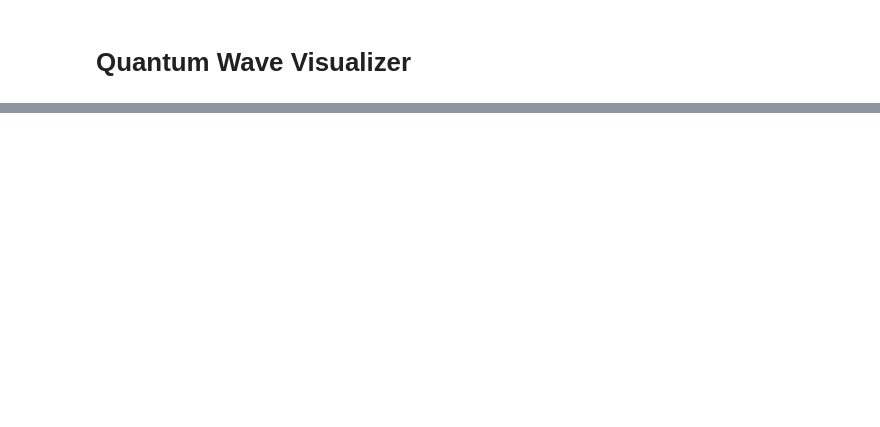
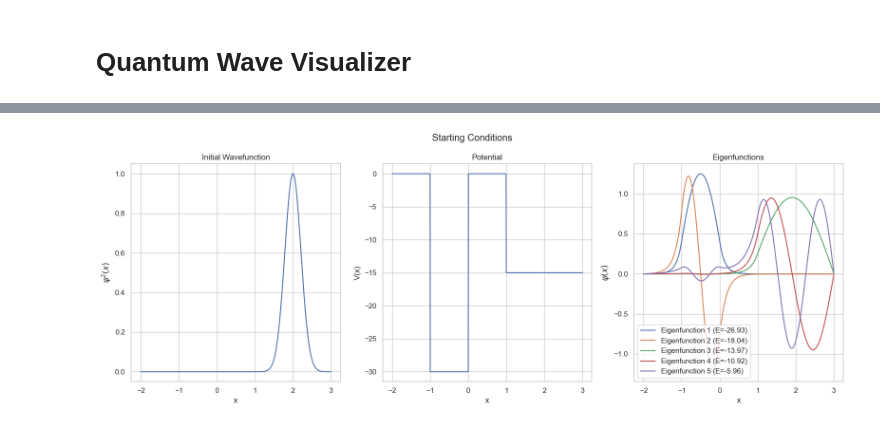
Before and after one commit to Mattia04/QuantumWaveVisualizer, a Jupyter notebook: main.ipynb, the cells around one changed output, grey strips where cells are left out. Drawn from its saved outputs; the diff is of its cells as text; code cells hidden in the pictures; blank space fills up the shorter version.

```diff
--- a/main.ipynb
+++ b/main.ipynb
@@ -202,0 +449,62 @@ Animation size has reached 20984740 bytes, exceeding the limit of 20971520.0. If
+# %%
+def normalize_eigenvectors(eigenvectors, dx):
+	"""
+    Normalize the eigenvectors of the Hamiltonian.
+
+    Parameters:
+        eigenvectors (numpy.ndarray): Eigenvectors to normalize
+
+    Returns:
+        numpy.ndarray: Normalized eigenvectors where each column is normalized
+        such that integral |psi|^2 dx = 1
+    """
+	for i in range(eigenvectors.shape[1]):
+		eigenvectors[:, i] /= np.sqrt(
+			np.sum(np.abs(eigenvectors[:, i]) ** 2) * dx)
+	return eigenvectors
+# %%
+def main():
+	# ---------- Animation parameters ----------
+	grid_size = 1000
+	x_min, x_max = -2, 3
+	t_max = 5.0
+	dt = 0.005
+
+
+	starting_wave_func = partial(gaussian_wave, center=2, sigma=0.3)
+
+	x, dx = define_grid(grid_size, x_min, x_max)
+
+	def multiwell(x):
+		V = np.zeros_like(x)
+		V[np.abs(x + 0.5) <= 1 / 2] = -30
+		V[np.abs(x - 2) <= 2 / 2] = -15
+		return V
+
+	V = potential_custom(x, multiwell)
+
+
+	H = construct_hamiltonian(x, dx, V)
+
+	eigenvalues, eigenvectors = solve_schrodinger(H)
+	eigenvectors = normalize_eigenvectors(eigenvectors, dx)
+
+	plot_starting_conditions(x, starting_wave_func(x), V, eigenvalues, eigenvectors)
+
+	animate_wavefunction(
+			x,
+			dx,
+			eigenvectors,
+			eigenvalues,
+			t_max,
+			dt,
+			starting_wave_func,
+			V,
+			filename="wavefunction.mp4",
+			)
+
+
+if __name__ == "__main__":
+	main()
+# %% [output]
+[figure, added]
```
Also changed, not shown: parts of 16 cells of this notebook.
